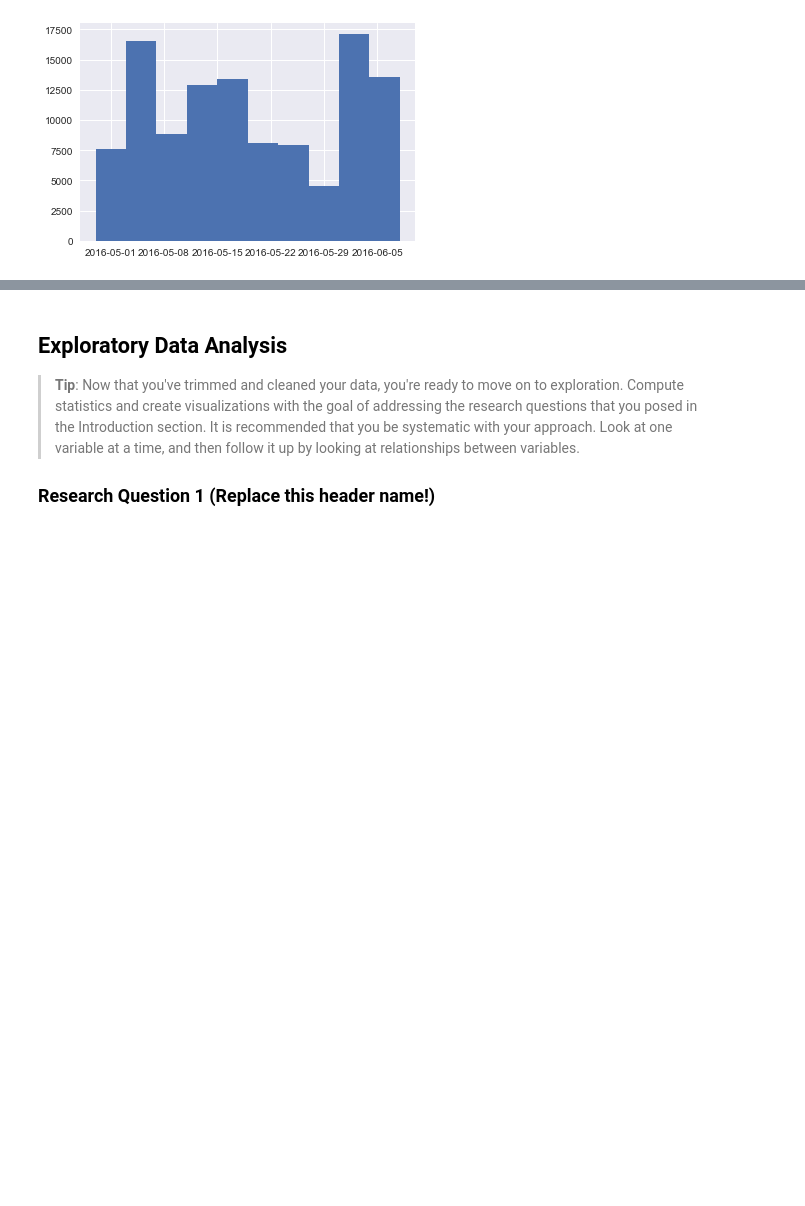
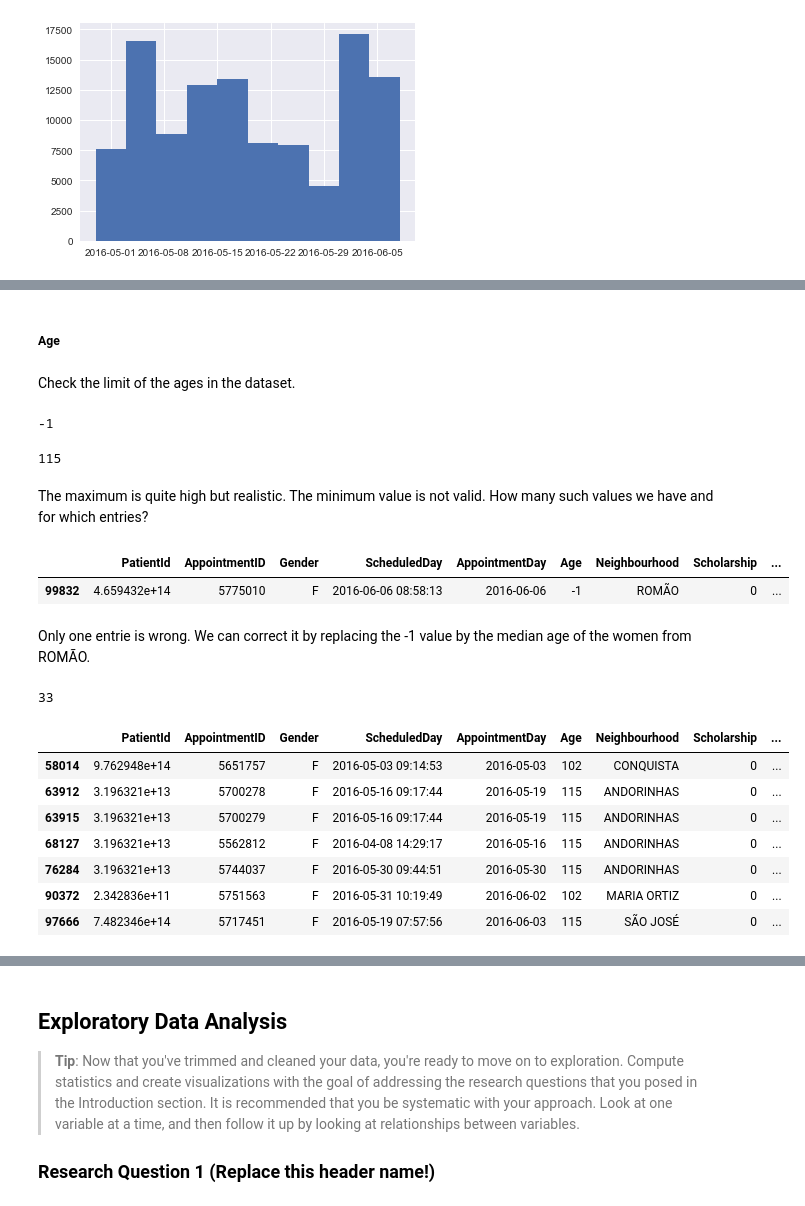
Before and after one commit to Hansastro/Nanodregree_Data_Analyst, a Jupyter notebook: Chapter3/investigate-a-dataset.ipynb, the cells around one changed output, grey strips where cells are left out. Drawn from its saved outputs; the diff is of its cells as text; code cells hidden in the pictures; blank space fills up the shorter version.

```diff
--- a/Chapter3/investigate-a-dataset.ipynb
+++ b/Chapter3/investigate-a-dataset.ipynb
@@ -303,0 +304,21 @@ noshowapp_df['AppointmentDay'].hist()
+# %% [markdown]
+##### Age
+# %% [markdown]
+Check the limit of the ages in the dataset.
+# %%
+noshowapp_df['Age'].min()
+# %% [output]
+-1
+# %%
+noshowapp_df['Age'].max()
+# %% [output]
+115
+# %% [markdown]
+The maximum is quite high but realistic. The minimum value is not valid. How many such values we have and for which entries?
+# %%
+noshowapp_df[noshowapp_df['Age'] < 0]
+# %% [output]
+|  | PatientId | AppointmentID | Gender | ScheduledDay | AppointmentDay | Age | Neighbourhood | Scholarship | ... |
+| 99832 | 4.659432e+14 | 5775010 | F | 2016-06-06 08:58:13 | 2016-06-06 | -1 | ROMÃO | 0 | ... |
+# %% [markdown]
+Only one entrie is wrong. We can correct it by replacing the -1 value by the median age of the women from ROMÃO.
@@ -303,0 +330,15 @@ noshowapp_df['AppointmentDay'].hist()
+# %%
+noshowapp_df.iloc[99832]['Age']
+# %% [output]
+33
+# %%
+noshowapp_df[noshowapp_df['Age'] > 100]
+# %% [output]
+|  | PatientId | AppointmentID | Gender | ScheduledDay | AppointmentDay | Age | Neighbourhood | Scholarship | ... |
+| 58014 | 9.762948e+14 | 5651757 | F | 2016-05-03 09:14:53 | 2016-05-03 | 102 | CONQUISTA | 0 | ... |
+| 63912 | 3.196321e+13 | 5700278 | F | 2016-05-16 09:17:44 | 2016-05-19 | 115 | ANDORINHAS | 0 | ... |
+| 63915 | 3.196321e+13 | 5700279 | F | 2016-05-16 09:17:44 | 2016-05-19 | 115 | ANDORINHAS | 0 | ... |
+| 68127 | 3.196321e+13 | 5562812 | F | 2016-04-08 14:29:17 | 2016-05-16 | 115 | ANDORINHAS | 0 | ... |
+| 76284 | 3.196321e+13 | 5744037 | F | 2016-05-30 09:44:51 | 2016-05-30 | 115 | ANDORINHAS | 0 | ... |
+| 90372 | 2.342836e+11 | 5751563 | F | 2016-05-31 10:19:49 | 2016-06-02 | 102 | MARIA ORTIZ | 0 | ... |
+| 97666 | 7.482346e+14 | 5717451 | F | 2016-05-19 07:57:56 | 2016-06-03 | 115 | SÃO JOSÉ | 0 | ... |
```
Also changed, not shown: parts of 28 cells of this notebook, 1 other file.
